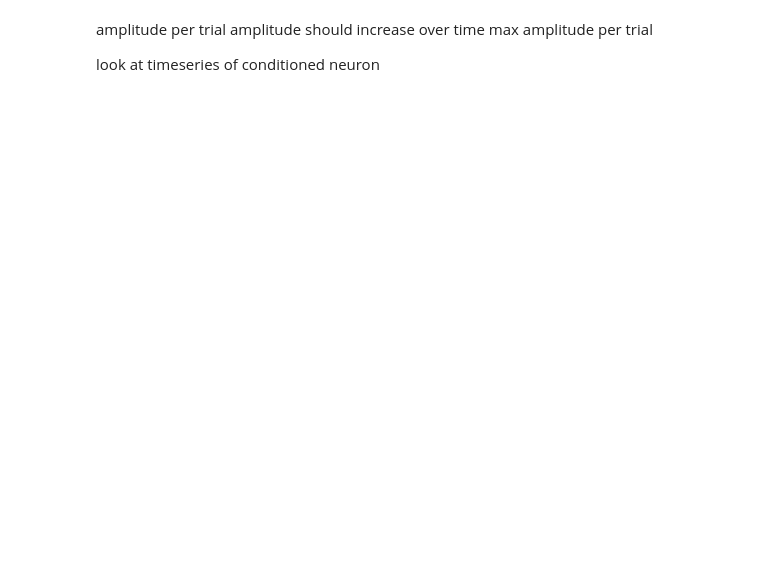
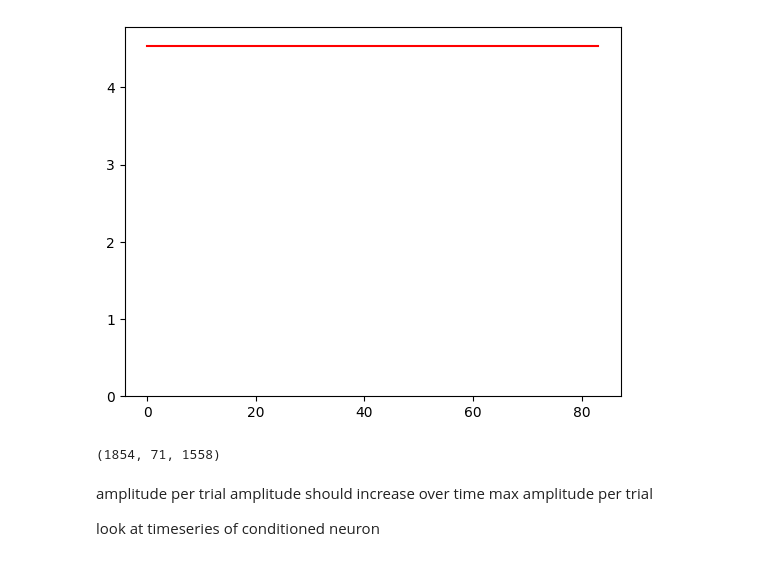
Before and after one commit to camilosada/dynamic_brain_workshop, a Jupyter notebook: code/polsen/250902_max_per_trial.ipynb, the cells around one changed output. Saved outputs shown, nothing was run; the diff lists cells and outputs as text; code cells hidden in the pictures; blank space fills up the shorter version.

```diff
--- a/code/polsen/250902_max_per_trial.ipynb
+++ b/code/polsen/250902_max_per_trial.ipynb
@@ -204,3 +212,14 @@ istp
+# %%
+plt.plot(cn_max, c='r')
+plt.ylim(0, )
+plt.show()
+# %% [output]
+[figure, added]
+# %%
+test = processing.get_dff_by_trial(dff_smooth, data=data, epoch_data=epoch_data)
+test.shape
+# %% [output]
+(1854, 71, 1558)
 # %% [markdown]
 amplitude per trial
     amplitude should increase over time
```
Also changed, not shown: parts of 38 cells of this notebook, 1 other file.
